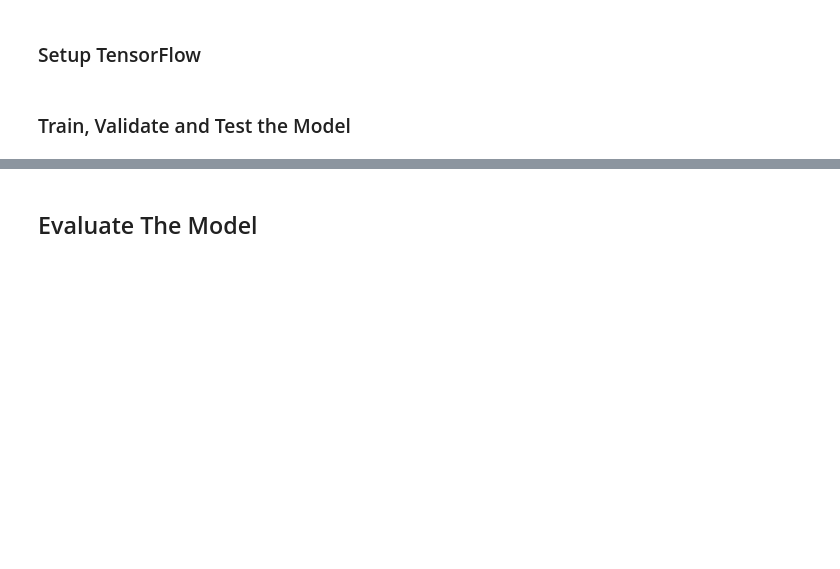
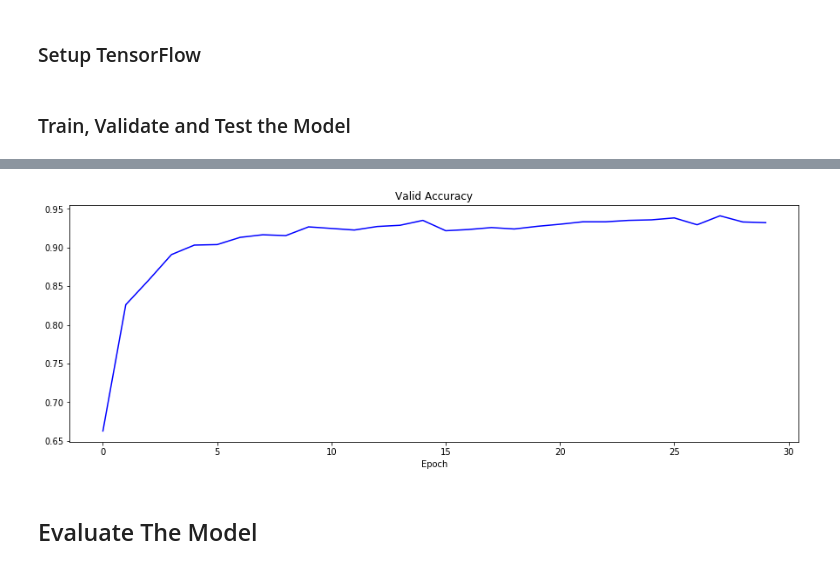
Before and after one commit to Adal-Glez/traffic_classifier, a Jupyter notebook: Traffic_Sign_Classifier.ipynb, the cells around one changed output, grey strips where cells are left out. Drawn from its saved outputs; the diff is of its cells as text; code cells hidden in the pictures; blank space fills up the shorter version.

```diff
--- a/Traffic_Sign_Classifier.ipynb
+++ b/Traffic_Sign_Classifier.ipynb
@@ -263,10 +243,11 @@ based on LeNet-5 architecture [LeNet-5](http://yann.lecun.com/exdb/lenet/) neura
 # %%
 import tensorflow as tf
 
-EPOCHS =  25
+EPOCHS = 30
 BATCH_SIZE = 128
 dropout = 0.75
-C=1
+C= 1
+save_file = 'train_model.ckpt'
 # %%
 from tensorflow.contrib.layers import flatten
 
@@ -326,5 +306,11 @@ def LeNet(x, dropout):
     logits = tf.matmul(fc2, fc3_W) + fc3_b
 
     return logits
+# %%
+### features
+x = tf.placeholder(tf.float32, (None, 32, 32, C))
+y = tf.placeholder(tf.int32, (None))
+one_hot_y = tf.one_hot(y, n_classes)
+keep_prob = tf.placeholder(tf.float32) #dropout (keep probability)
 # %% [markdown]
 ### Train, Validate and Test the Model
@@ -338,10 +317,3 @@ sets imply underfitting. A high accuracy on the training set but low accuracy on
-# %%
-### Train your model here.
-x = tf.placeholder(tf.float32, (None, 32, 32, C))
-y = tf.placeholder(tf.int32, (None))
-one_hot_y = tf.one_hot(y, 43)
-
-keep_prob = tf.placeholder(tf.float32) #dropout (keep probability)
 # %%
 #training pipeline
 rate =0.001
@@ -369,6 +340,8 @@ def evaluate(X_data, y_data, prob):
     return total_accuracy / num_examples
 # %%
 #Train the model
+accu = dict()
+
 with tf.Session() as sess:
     sess.run(tf.global_variables_initializer())
     num_examples = len(X_train)
@@ -383,9 +356,10 @@ with tf.Session() as sess:
             sess.run(training_operation, feed_dict={x: batch_x, y: batch_y, keep_prob : dropout })
 
         validation_accuracy = evaluate(X_validation, y_validation, 1.0)
+        accu[i] = validation_accuracy
         print('Epoch: {:<4} Valid Accuracy: {:<5.3} '.format(i+1,validation_accuracy))
 
-    saver.save(sess, './lenet')
+    saver.save(sess, save_file)
     print("Model saved")
 # %% [output]
 Training...
@@ -407,4 +381,13 @@ Epoch: 25   Valid Accuracy: 0.941
 Model saved
+# %%
+plt.figure(figsize=(15,5))
+plt.plot(list(accu.keys()), list(accu.values()), color='b')
+plt.xlabel('Epoch')
+plt.title('Valid Accuracy')
+plt.autoscale(enable=True, axis='both', tight=None)
+plt.show()
+# %% [output]
+[figure, added]
 # %% [markdown]
 ## Evaluate The Model
 # %%
```
Also changed, not shown: parts of 26 cells of this notebook.
